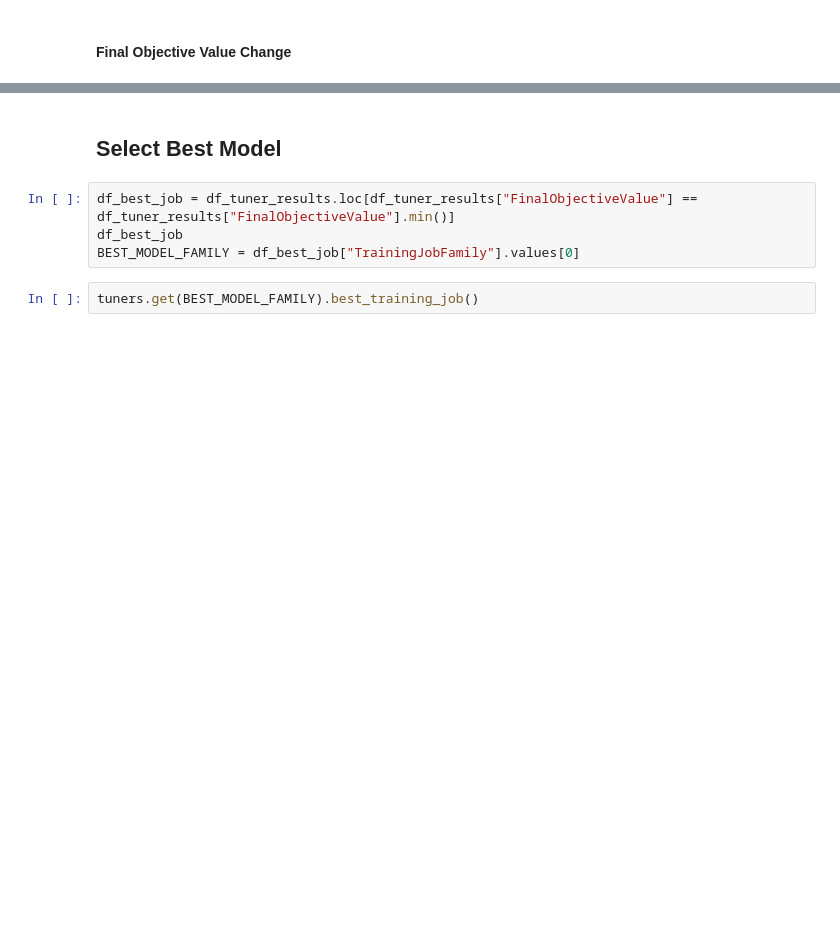
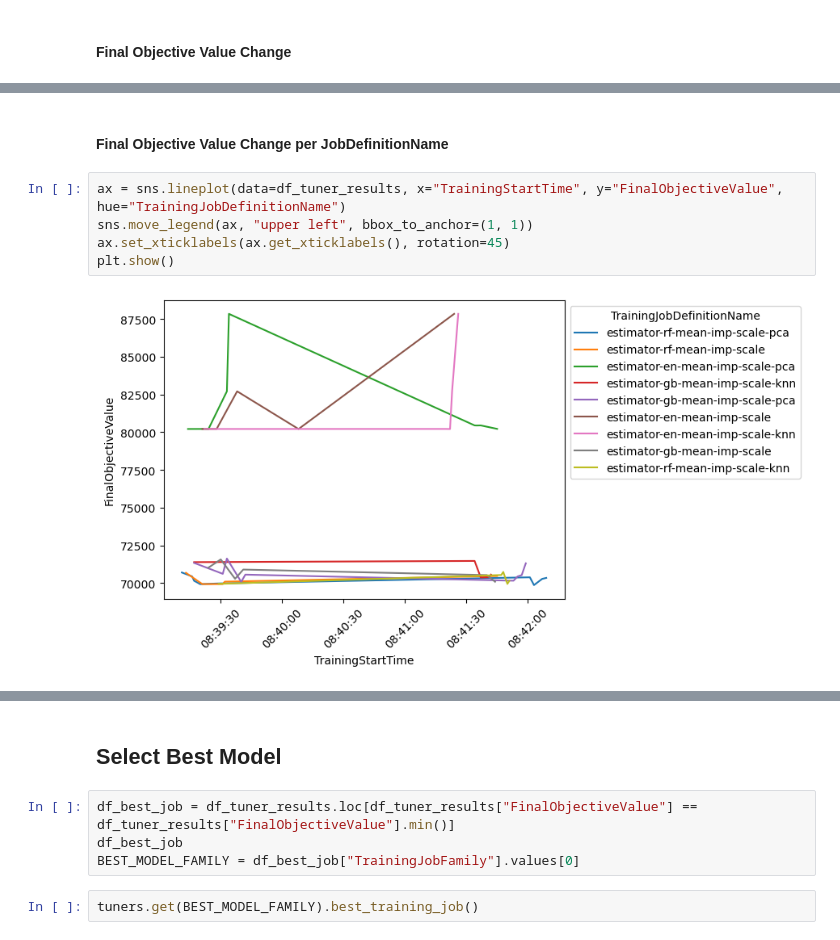
Before and after one commit to aws-samples/amazon-sagemaker-amt-custom-automl-job-with-pre-selected-algorithms, a Jupyter notebook: custom-automl.ipynb, the cells around one changed output, grey strips where cells are left out. Saved outputs shown, nothing was run; the diff lists cells and outputs as text; blank space fills up the shorter version.

```diff
--- a/custom-automl.ipynb
+++ b/custom-automl.ipynb
@@ -502,3 +500,12 @@ plt.show()
+# %% [markdown]
+#### Final Objective Value Change per JobDefinitionName
+# %%
+ax = sns.lineplot(data=df_tuner_results, x="TrainingStartTime", y="FinalObjectiveValue", hue="TrainingJobDefinitionName")
+sns.move_legend(ax, "upper left", bbox_to_anchor=(1, 1))
+ax.set_xticklabels(ax.get_xticklabels(), rotation=45)
+plt.show()
+# %% [output]
+[figure, added]
 # %%
 df_tuner_results.loc[df_tuner_results["TrainingJobFamily"] == "en", ["l1_ratio", "alpha"]].plot.scatter("l1_ratio", "alpha")
 # %% [output]
```
Also changed, not shown: parts of 19 cells of this notebook.
